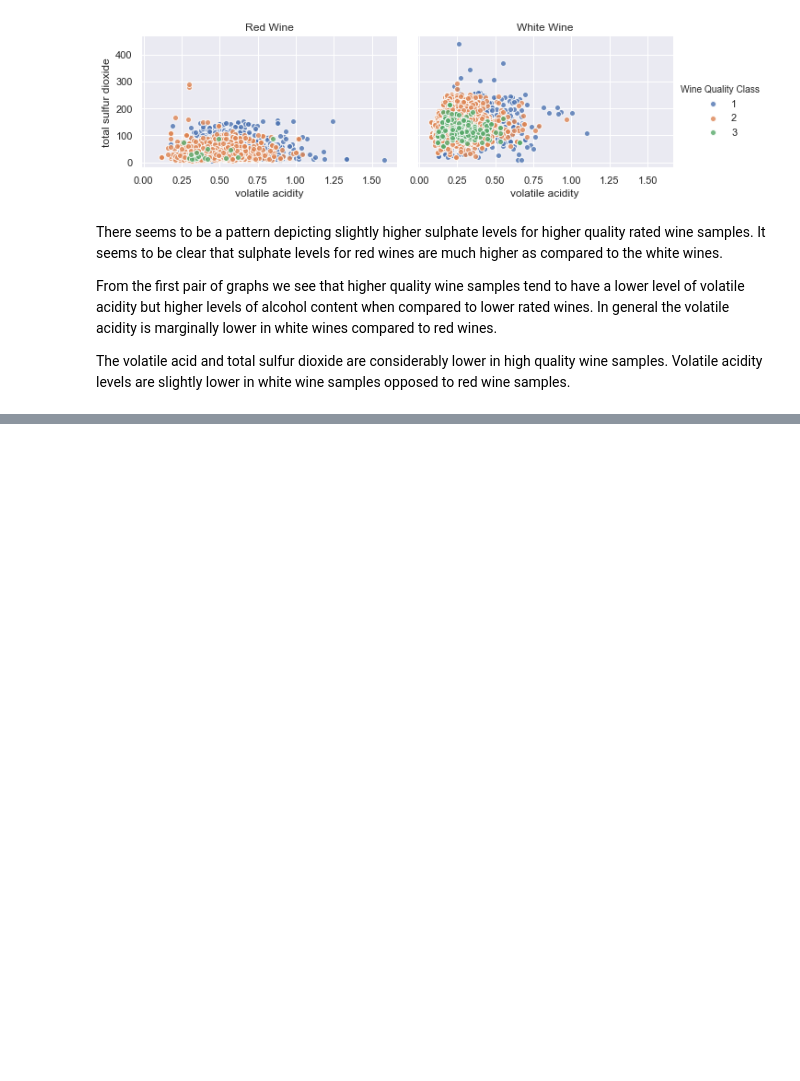
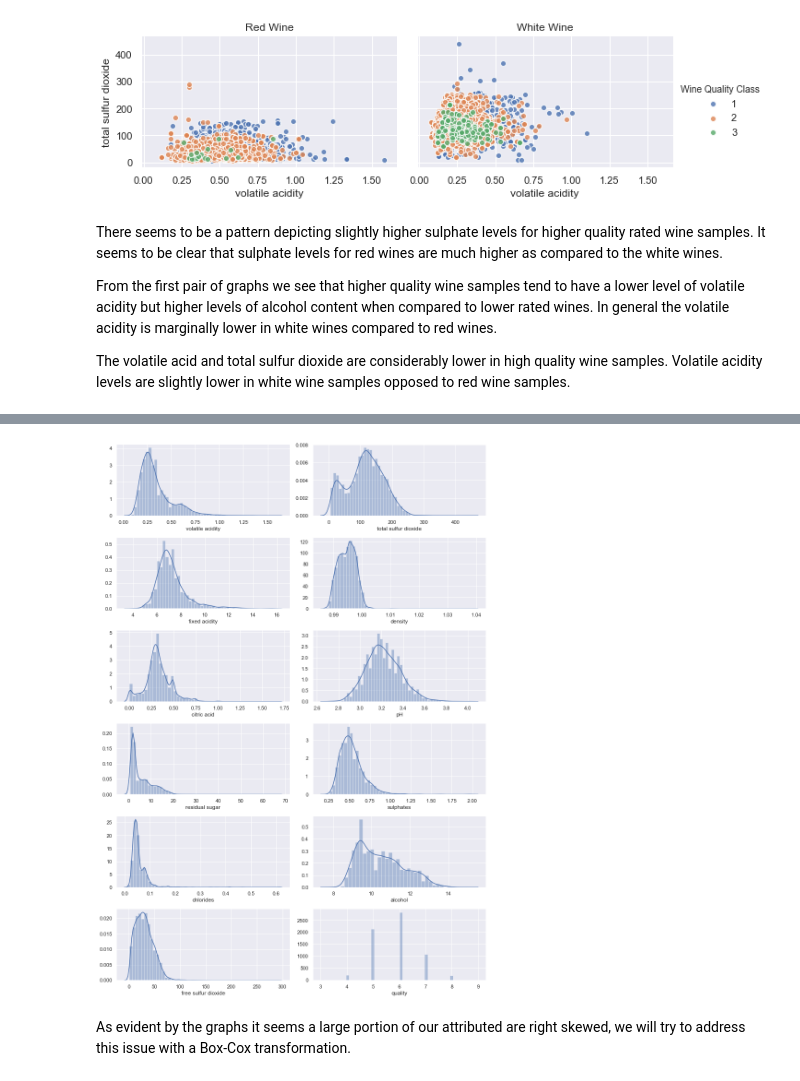
Before and after one commit to nwdelafu/wine-quality, a Jupyter notebook: main.ipynb, the cells around one changed output, grey strips where cells are left out. Saved outputs shown, nothing was run; the diff lists cells and outputs as text; code cells hidden in the pictures; blank space fills up the shorter version.

Commit message:
Box cox data normalization and qq plot check

```diff
--- a/main.ipynb
+++ b/main.ipynb
@@ -675,0 +720,21 @@ The volatile acid and total sulfur dioxide are considerably lower in high qualit
+# %%
+fig, axes = plt.subplots(6, 2, figsize = (12,17))
+
+ax = sns.distplot(wine['volatile acidity'], ax=axes[0, 0])
+ax = sns.distplot(wine['fixed acidity'], ax=axes[1, 0])
+ax = sns.distplot(wine['citric acid'], ax=axes[2, 0])
+ax = sns.distplot(wine['residual sugar'], ax=axes[3, 0])
+ax = sns.distplot(wine['chlorides'], ax=axes[4, 0])
+ax = sns.distplot(wine['free sulfur dioxide'], ax=axes[5, 0])
+ax = sns.distplot(wine['total sulfur dioxide'], ax=axes[0, 1])
+ax = sns.distplot(wine['density'], ax=axes[1, 1])
+ax = sns.distplot(wine['pH'], ax=axes[2, 1])
+ax = sns.distplot(wine['sulphates'], ax=axes[3, 1])
+ax = sns.distplot(wine['alcohol'], ax=axes[4, 1])
+ax = sns.distplot(wine['quality'], ax=axes[5, 1], kde = False)
+
+plt.tight_layout()
+# %% [output]
+[figure, added]
+# %% [markdown]
+As evident by the graphs it seems a large portion of our attributed are right skewed, we will try to address this issue with a Box-Cox transformation.
```
Also changed, not shown: parts of 6 cells of this notebook.
